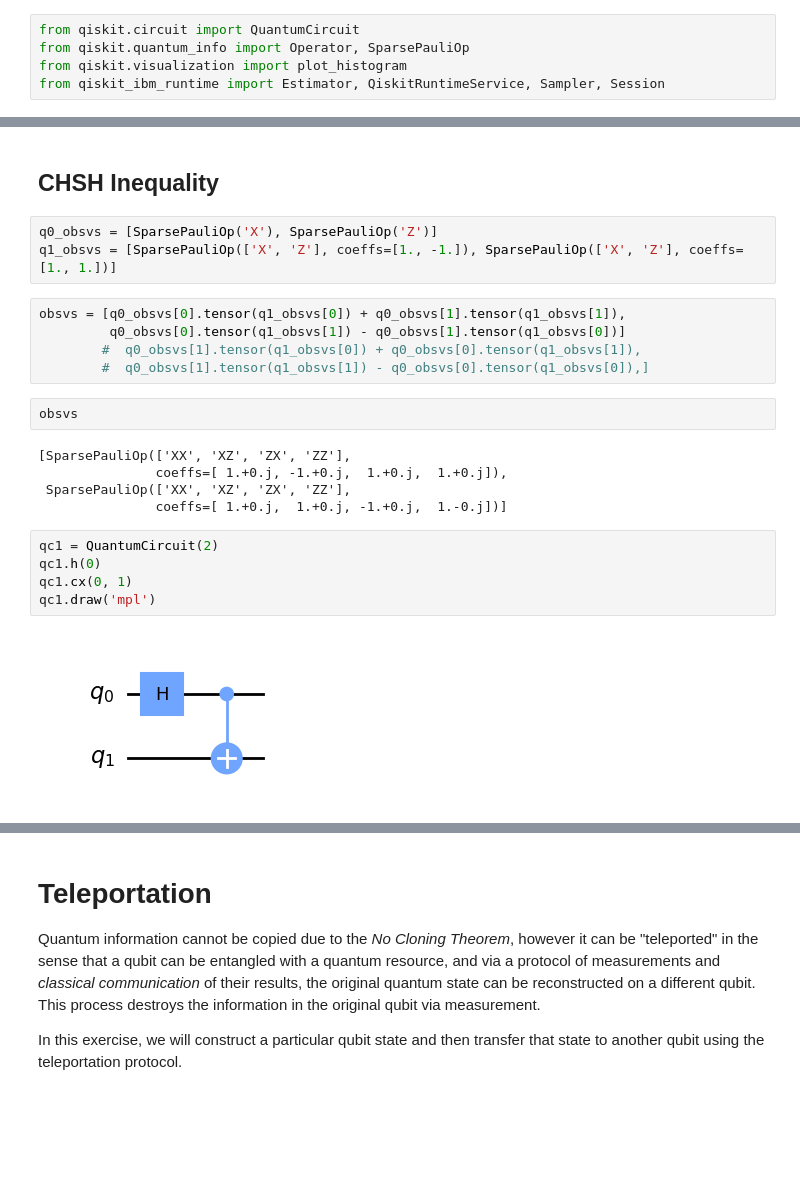
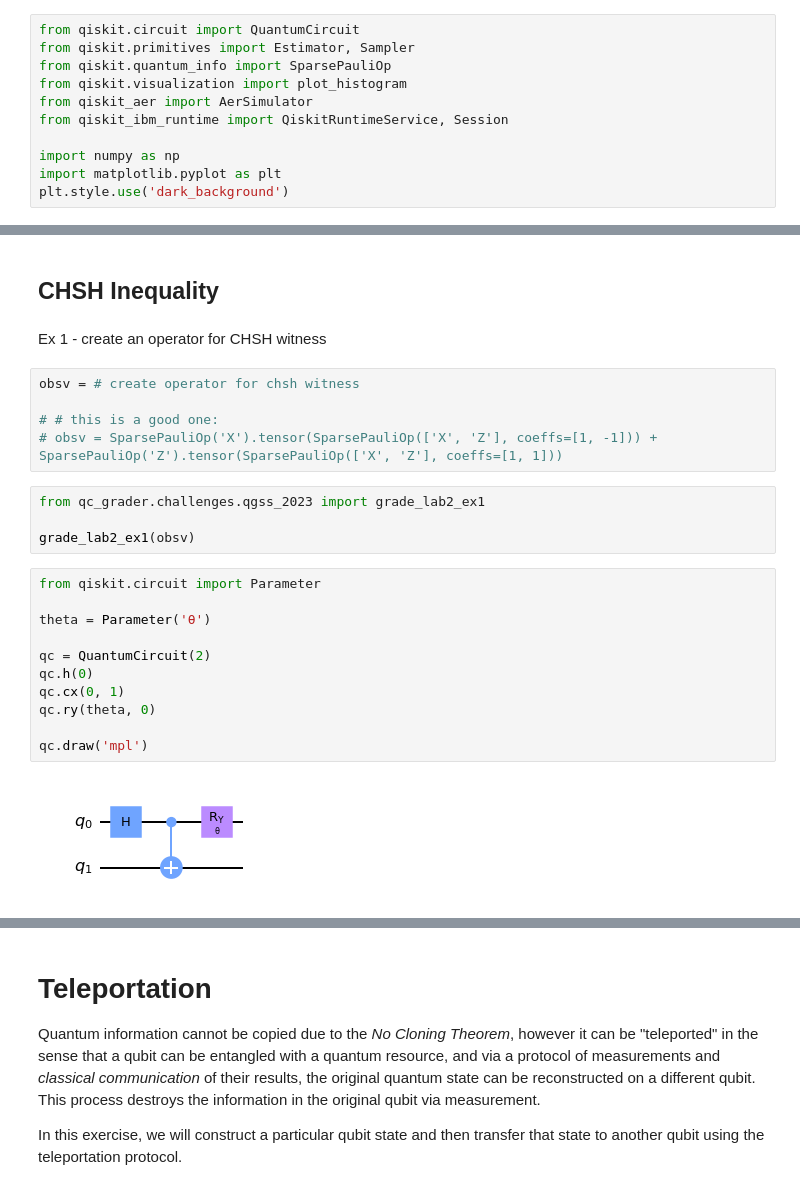
Before and after one commit to qiskit-community/qgss-2023, a Jupyter notebook: content/lab2/lab2.ipynb, the cells around one changed output, grey strips where cells are left out. Drawn from its saved outputs; the diff is of its cells as text; blank space fills up the shorter version.

```diff
--- a/content/lab2/lab2.ipynb
+++ b/content/lab2/lab2.ipynb
@@ -16,6 +16,12 @@ This lab requires a Qiskit Runtime service instance. If you haven't done so alre
 Start by importing some libraries we need, including the `Sampler` and `Estimator` primitives from Qiskit Runtime. Then create your Qiskit Runtime service instance and load the `ibmq_qasm_simulator` as the backend.
 # %%
 from qiskit.circuit import QuantumCircuit
-from qiskit.quantum_info import Operator, SparsePauliOp
+from qiskit.primitives import Estimator, Sampler
+from qiskit.quantum_info import SparsePauliOp
 from qiskit.visualization import plot_histogram
-from qiskit_ibm_runtime import Estimator, QiskitRuntimeService, Sampler, Session
+from qiskit_aer import AerSimulator
+from qiskit_ibm_runtime import QiskitRuntimeService, Session
+
+import numpy as np
+import matplotlib.pyplot as plt
+plt.style.use('dark_background')
@@ -129,25 +135,27 @@ print(f'|+> | {job2_plus.result().values[0]} | {job2_plus.result().values[1]}')
 Just as before, we see the $|1\rangle$ state expectation in the $Z$-basis is $-1$ (corresponding to its eigenvalue) and around zero in the $X$-basis (average over $+1$ and $-1$ eigenvalues), and vice-versa for the $|+\rangle$ state (although its eigenvalue of the $X$ operators is $+1$).
 # %% [markdown]
 ## CHSH Inequality
+# %% [markdown]
+Ex 1 - create an operator for CHSH witness
 # %%
-q0_obsvs = [SparsePauliOp('X'), SparsePauliOp('Z')]
-q1_obsvs = [SparsePauliOp(['X', 'Z'], coeffs=[1., -1.]), SparsePauliOp(['X', 'Z'], coeffs=[1., 1.])]
+obsv = # create operator for chsh witness
+
+# # this is a good one:
+# obsv = SparsePauliOp('X').tensor(SparsePauliOp(['X', 'Z'], coeffs=[1, -1])) + SparsePauliOp('Z').tensor(SparsePauliOp(['X', 'Z'], coeffs=[1, 1]))
-# %%
-obsvs = [q0_obsvs[0].tensor(q1_obsvs[0]) + q0_obsvs[1].tensor(q1_obsvs[1]),
-         q0_obsvs[0].tensor(q1_obsvs[1]) - q0_obsvs[1].tensor(q1_obsvs[0])]
-        #  q0_obsvs[1].tensor(q1_obsvs[0]) + q0_obsvs[0].tensor(q1_obsvs[1]),
-        #  q0_obsvs[1].tensor(q1_obsvs[1]) - q0_obsvs[0].tensor(q1_obsvs[0]),]
-# %%
-obsvs
-# %% [output]
-[SparsePauliOp(['XX', 'XZ', 'ZX', 'ZZ'],
-               coeffs=[ 1.+0.j, -1.+0.j,  1.+0.j,  1.+0.j]),
- SparsePauliOp(['XX', 'XZ', 'ZX', 'ZZ'],
-               coeffs=[ 1.+0.j,  1.+0.j, -1.+0.j,  1.-0.j])]
+# %%
+from qc_grader.challenges.qgss_2023 import grade_lab2_ex1
+
+grade_lab2_ex1(obsv)
 # %%
-qc1 = QuantumCircuit(2)
-qc1.h(0)
-qc1.cx(0, 1)
-qc1.draw('mpl')
+from qiskit.circuit import Parameter
+
+theta = Parameter('θ')
+
+qc = QuantumCircuit(2)
+qc.h(0)
+qc.cx(0, 1)
+qc.ry(theta, 0)
+
+qc.draw('mpl')
 # %% [output]
-[figure, old version]
+[figure, new version]
```
Also changed, not shown: parts of 41 cells of this notebook.
